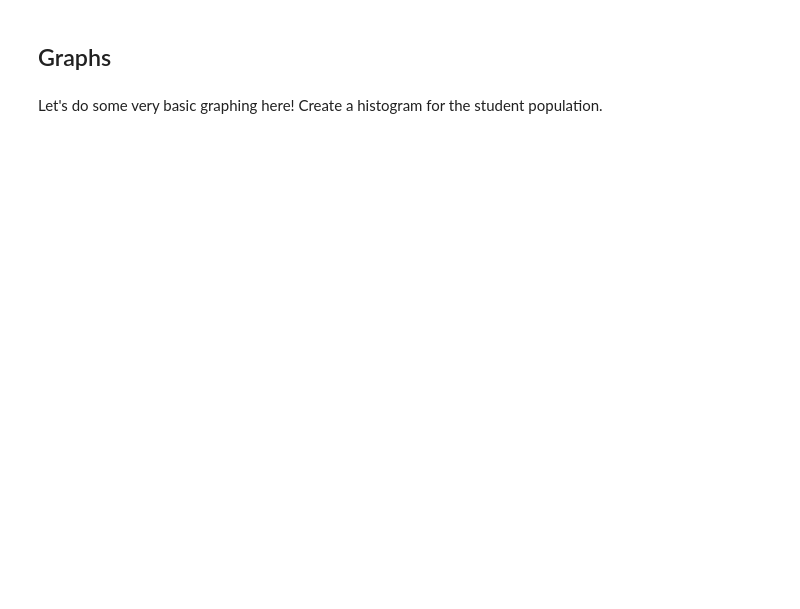
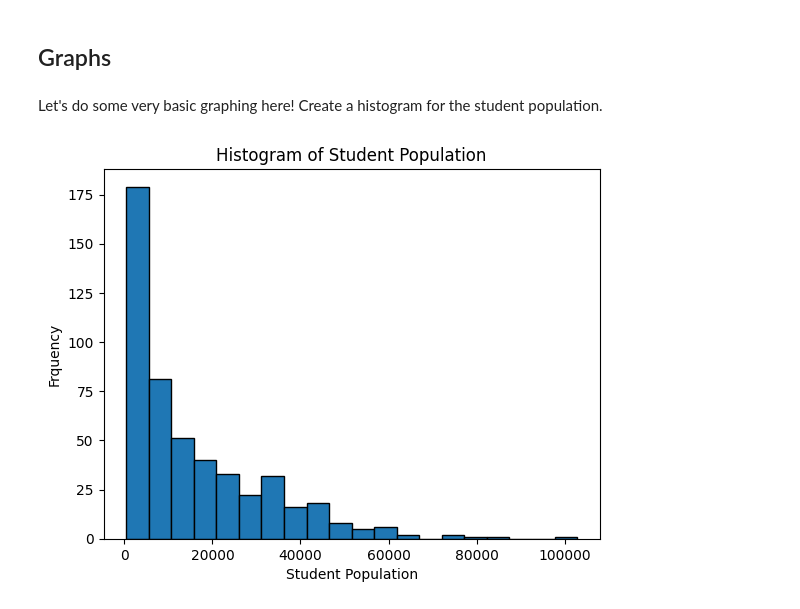
Before and after one commit to xhearn/CMSC320homework1, a Jupyter notebook: Homework1b-Pandas.ipynb, the cells around one changed output. Drawn from its saved outputs; the diff is of its cells as text; code cells hidden in the pictures; blank space fills up the shorter version.

```diff
--- a/Homework1b-Pandas.ipynb
+++ b/Homework1b-Pandas.ipynb
@@ -32,5 +32,8 @@ List of helpful functions:
 ## The Basics
 
 First, read the dataframe in. Store it in a variable called "df".
+# %%
+import pandas as pd
+df = pd.read_csv('/home/alexanderhearn/320_homeworks/CMSC320homework1/top_colleges_2022.csv')
 # %% [markdown]
 Let's get a feel for our dataframe. Print out a list of columns
@@ -59,3 +161,8 @@ Display just the line for University of Maryland (either one). (There are a coup
 Let's start modifying our dataframe! Remember, dataframe operations return a copy by default, so you'll either need to use the inplace=True, or just assign the dataframe back into itself (as in, df = df.someFunction()).
 
 Start by filling in all blank phone numbers with "no number"
+# %%
+df['phoneNumber'].fillna("no number", inplace=True)
+print("Updated DataFrame with no empty phone numbers")
+print(df['phoneNumber'].head(20))
+#works on line 17
@@ -62,2 +187,6 @@ Start by filling in all blank phone numbers with "no number"
 # %% [markdown]
 Take the website column and change it so that no string includes "http://", "https://" or "www."
+# %%
+#Use REGEX to remove https and www. from the websites urls
+df['website'] = df['website'].str.replace('^(https?://)?(www\.)?', '', regex=True)
+print(df['website'].head(20))
@@ -64,2 +211,9 @@ Take the website column and change it so that no string includes "http://", "htt
 # %% [markdown]
 Create a new column called "faculty" that computes the number of faculty at each university
+# %%
+#We do not know the number of faculty
+#Ok we know the number of students
+#We also know the studentFacultyRatio
+#If we divide these we should get the number of faculty
+df['faculty'] = df['totalStudentPop'] / df['studentFacultyRatio']
+print(df[['organizationName', 'faculty']].head)
@@ -67,3 +236,13 @@ Create a new column called "faculty" that computes the number of faculty at each
 ## Graphs
 # %% [markdown]
 Let's do some very basic graphing here! Create a histogram for the student population.
+# %%
+import matplotlib.pyplot as plt
+df['studentPopulation'].plot(kind='hist', bins=20, edgecolor='black')
+
+plt.title('Histogram of Student Population')
+plt.xlabel('Student Population')
+plt.ylabel('Frquency')
+plt.show()
+# %% [output]
+[figure, added]
```
Also changed, not shown: parts of 10 cells of this notebook.
